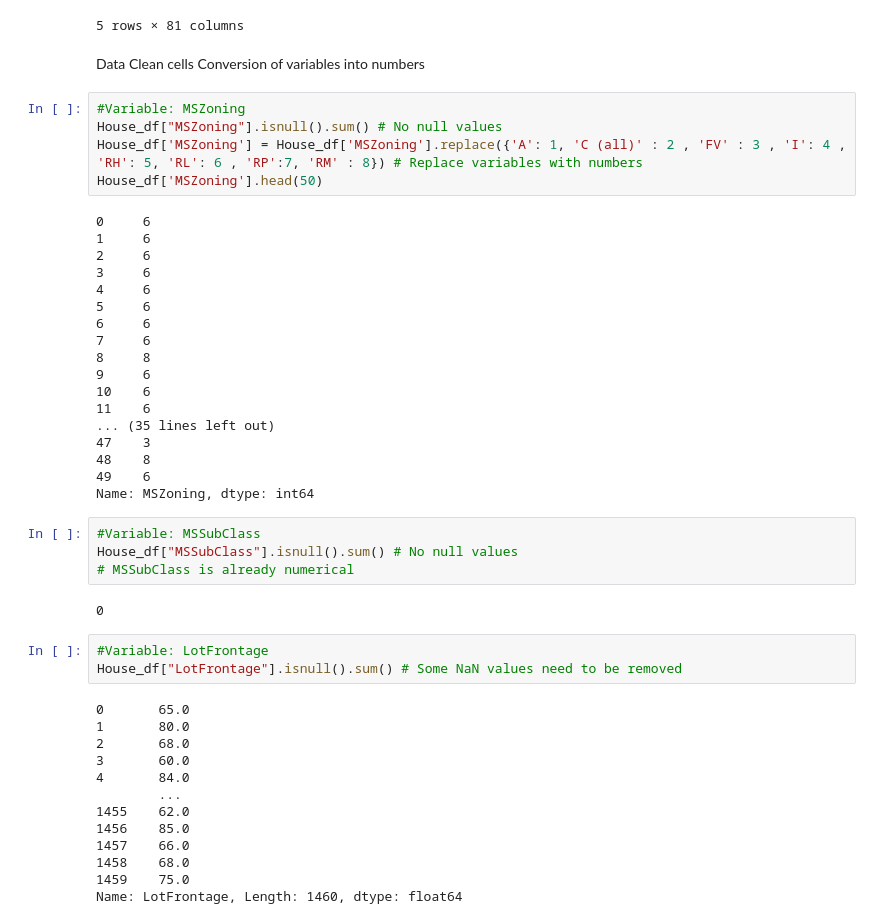
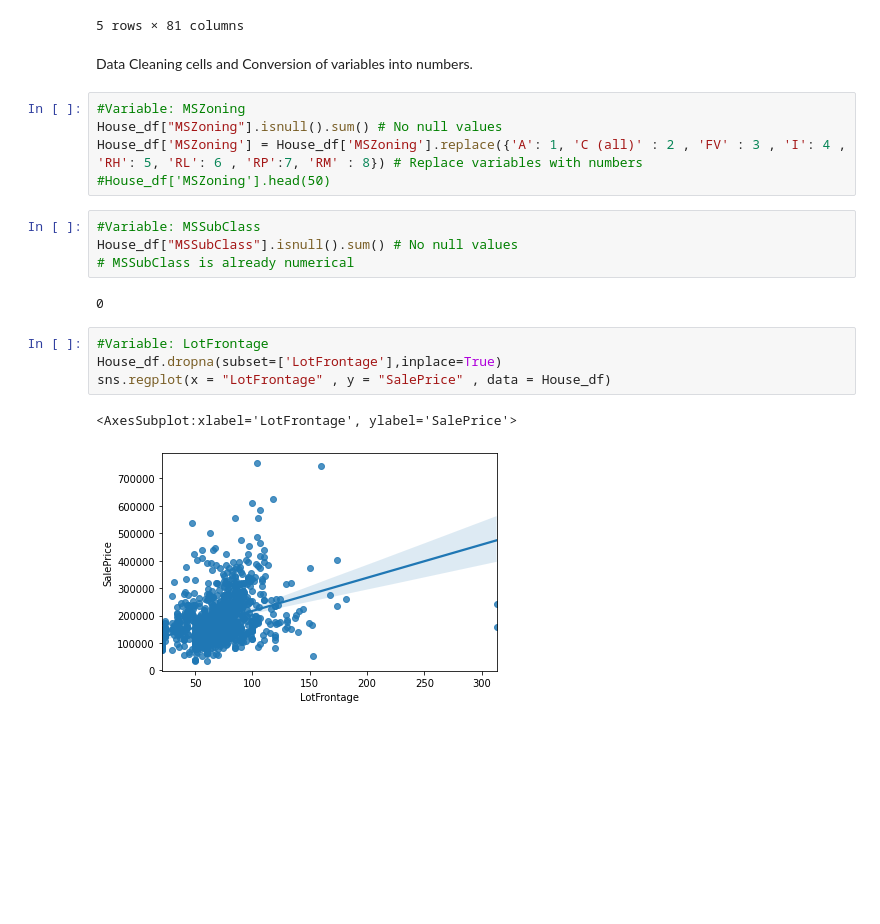
Before and after one commit to Nir24/ECE-196_MLProj, a Jupyter notebook: Main.ipynb, the cells around one changed output. Drawn from its saved outputs; the diff is of its cells as text; blank space fills up the shorter version.

Commit message:
cleaned

```diff
--- a/Main.ipynb
+++ b/Main.ipynb
@@ -32,52 +32,25 @@ memory usage: 924.0+ KB
 | 4 | 5 | 60 | RL | 84.0 | 14260 | Pave | NaN | IR1 | Lvl | ... |
 5 rows × 81 columns
 # %% [markdown]
-Data Clean cells
-Conversion of variables into numbers
+Data Cleaning cells and
+Conversion of variables into numbers.
 # %%
 #Variable: MSZoning
 House_df["MSZoning"].isnull().sum() # No null values
 House_df['MSZoning'] = House_df['MSZoning'].replace({'A': 1, 'C (all)' : 2 , 'FV' : 3 , 'I': 4 , 'RH': 5, 'RL': 6 , 'RP':7, 'RM' : 8}) # Replace variables with numbers
-House_df['MSZoning'].head(50)
+#House_df['MSZoning'].head(50)
-# %% [output]
-0     6
-1     6
-2     6
-3     6
-4     6
-5     6
-6     6
-7     6
-8     8
-9     6
-10    6
-11    6
-... (35 lines left out)
-47    3
-48    8
-49    6
-Name: MSZoning, dtype: int64
 # %%
 #Variable: MSSubClass
 House_df["MSSubClass"].isnull().sum() # No null values
 # MSSubClass is already numerical
 # %% [output]
 0
-# %%
-#Variable: LotFrontage
-House_df["LotFrontage"].isnull().sum() # Some NaN values need to be removed
-# %% [output]
-0       65.0
-1       80.0
-2       68.0
-3       60.0
-4       84.0
-        ...
-1455    62.0
-1456    85.0
-1457    66.0
-1458    68.0
-1459    75.0
-Name: LotFrontage, Length: 1460, dtype: float64
+# %%
+#Variable: LotFrontage
+House_df.dropna(subset=['LotFrontage'],inplace=True)
+sns.regplot(x = "LotFrontage" , y = "SalePrice" , data = House_df)
+# %% [output]
+<AxesSubplot:xlabel='LotFrontage', ylabel='SalePrice'>
+[figure, added]
 # %%
 #Variable: LotArea
```
Also changed, not shown: parts of 28 cells of this notebook.
